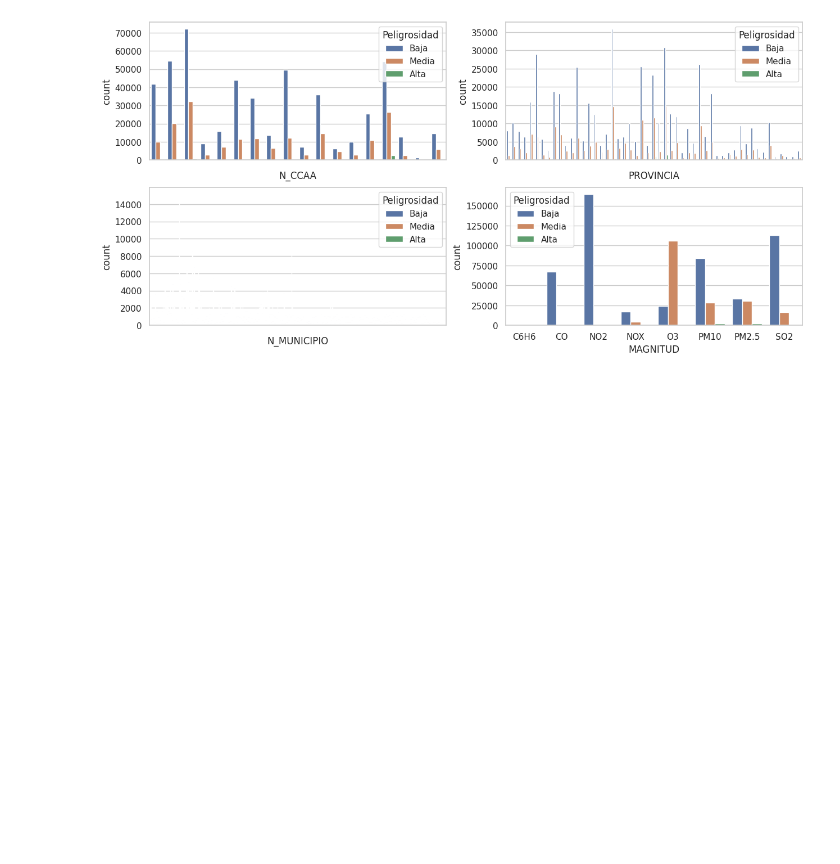
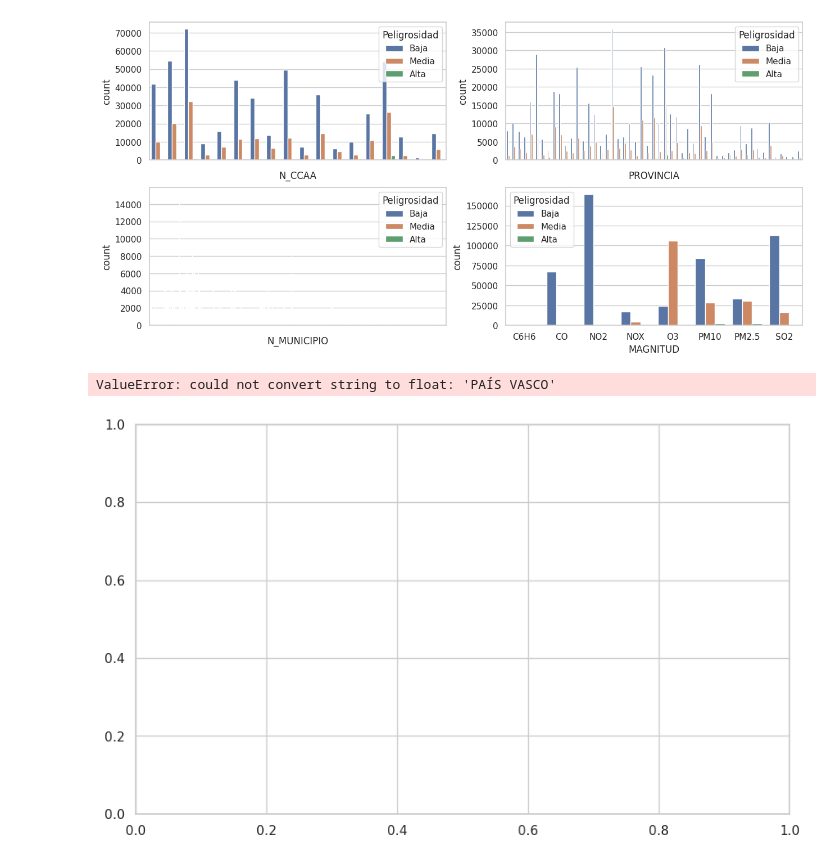
Before and after one commit to Pilizmt/Final-project-air-quality, a Jupyter notebook: src/EDA.ipynb, the cells around one changed output. Drawn from its saved outputs; the diff is of its cells as text; code cells hidden in the pictures; blank space fills up the shorter version.

Commit message:
correlation map

```diff
--- a/src/EDA.ipynb
+++ b/src/EDA.ipynb
@@ -215,3 +215,13 @@ sns.countplot(ax = axis[1, 1], data = clean_df, x = "MAGNITUD", hue = "Peligrosi
 # %% [output]
 <Axes: xlabel='MAGNITUD', ylabel='count'>
 [figure]
+# %%
+# Correlation map
+fig, axis = plt.subplots(figsize = (10, 6))
+sns.heatmap(clean_df[["N_CCAA", "PROVINCIA", "N_MUNICIPIO", "MAGNITUD", "Peligrosidad", "Media_Horaria"]].corr(), annot = True, fmt = ".2f")
+
+plt.tight_layout()
+plt.show()
+# %% [output]
+ValueError: could not convert string to float: 'PAÍS VASCO'
+[figure, added]
```
